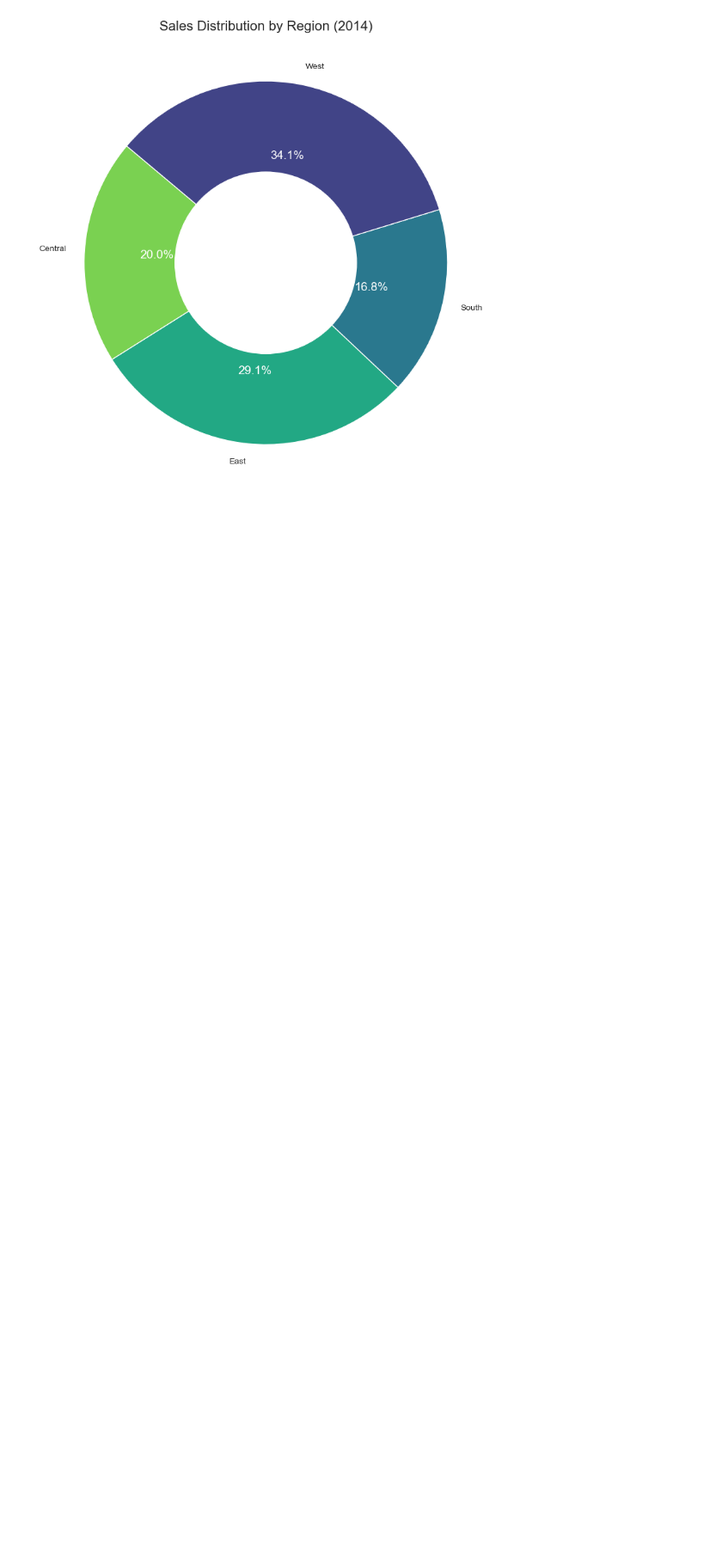
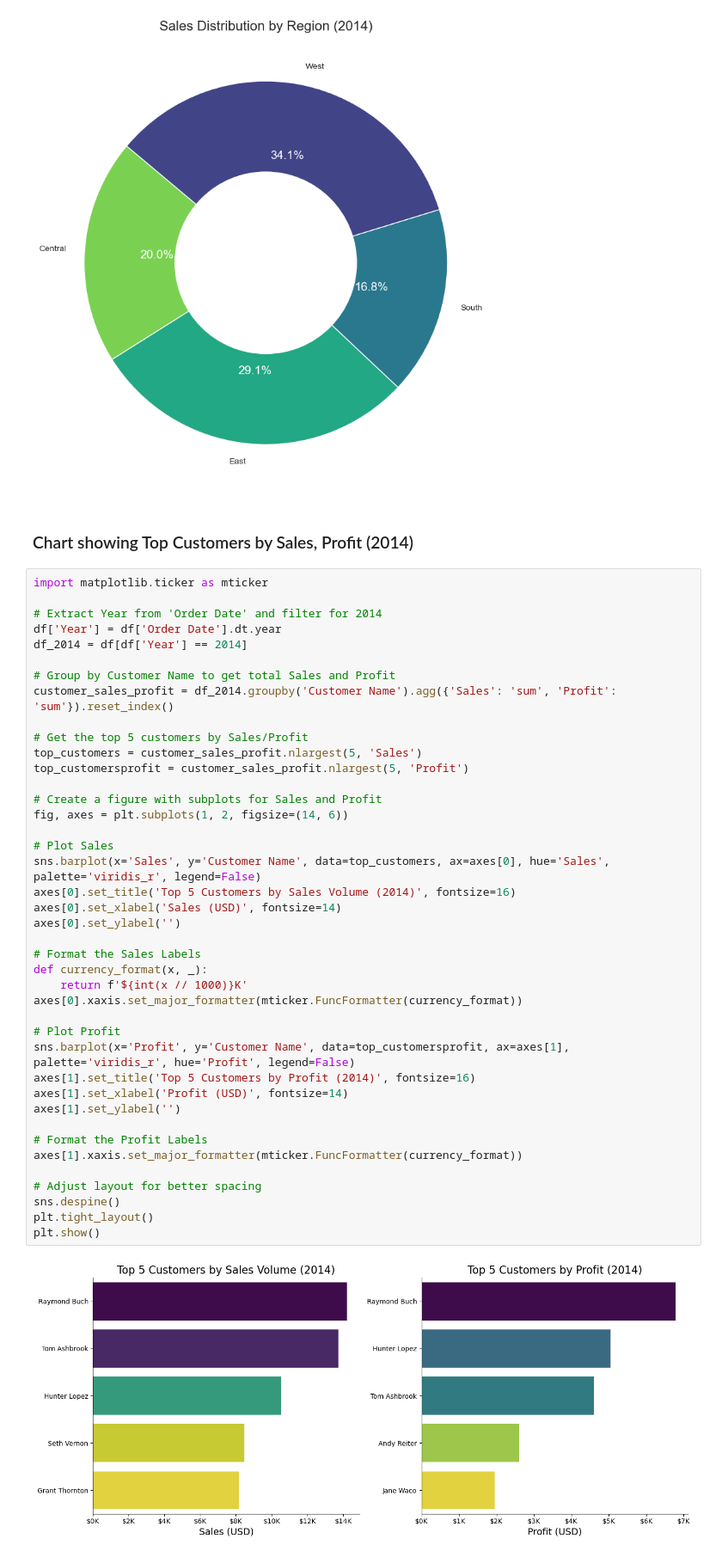
Before and after one commit to robbrody/RB_Python_SuperStore_Project, a Jupyter notebook: 1_Exploration/1_EDA_Insights.ipynb, the cells around one changed output. Shown: that part at 86% size. Drawn from its saved outputs; the diff is of its cells as text; blank space fills up the shorter version.

```diff
--- a/1_Exploration/1_EDA_Insights.ipynb
+++ b/1_Exploration/1_EDA_Insights.ipynb
@@ -649,3 +649,48 @@ plt.tight_layout()
 plt.show()
 # %% [output]
 [figure]
+# %% [markdown]
+### Chart showing Top Customers by Sales, Profit (2014)
+# %%
+import matplotlib.ticker as mticker
+
+# Extract Year from 'Order Date' and filter for 2014
+df['Year'] = df['Order Date'].dt.year
+df_2014 = df[df['Year'] == 2014]
+
+# Group by Customer Name to get total Sales and Profit
+customer_sales_profit = df_2014.groupby('Customer Name').agg({'Sales': 'sum', 'Profit': 'sum'}).reset_index()
+
+# Get the top 5 customers by Sales/Profit
+top_customers = customer_sales_profit.nlargest(5, 'Sales')
+top_customersprofit = customer_sales_profit.nlargest(5, 'Profit')
+
+# Create a figure with subplots for Sales and Profit
+fig, axes = plt.subplots(1, 2, figsize=(14, 6))
+
+# Plot Sales
+sns.barplot(x='Sales', y='Customer Name', data=top_customers, ax=axes[0], hue='Sales', palette='viridis_r', legend=False)
+axes[0].set_title('Top 5 Customers by Sales Volume (2014)', fontsize=16)
+axes[0].set_xlabel('Sales (USD)', fontsize=14)
+axes[0].set_ylabel('')
+
+# Format the Sales Labels
+def currency_format(x, _):
+    return f'${int(x // 1000)}K'
+axes[0].xaxis.set_major_formatter(mticker.FuncFormatter(currency_format))
+
+# Plot Profit
+sns.barplot(x='Profit', y='Customer Name', data=top_customersprofit, ax=axes[1], palette='viridis_r', hue='Profit', legend=False)
+axes[1].set_title('Top 5 Customers by Profit (2014)', fontsize=16)
+axes[1].set_xlabel('Profit (USD)', fontsize=14)
+axes[1].set_ylabel('')
+
+# Format the Profit Labels
+axes[1].xaxis.set_major_formatter(mticker.FuncFormatter(currency_format))
+
+# Adjust layout for better spacing
+sns.despine()
+plt.tight_layout()
+plt.show()
+# %% [output]
+[figure, added]
```
Also changed, not shown: 2 other files.
